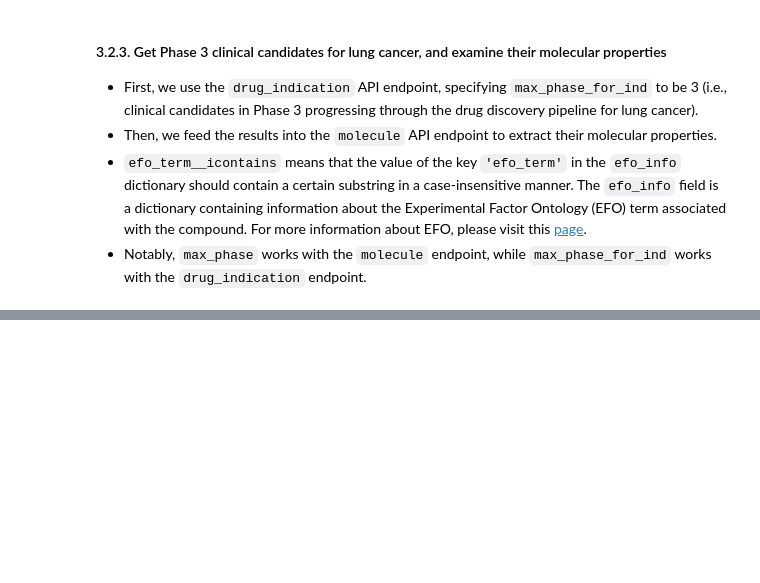
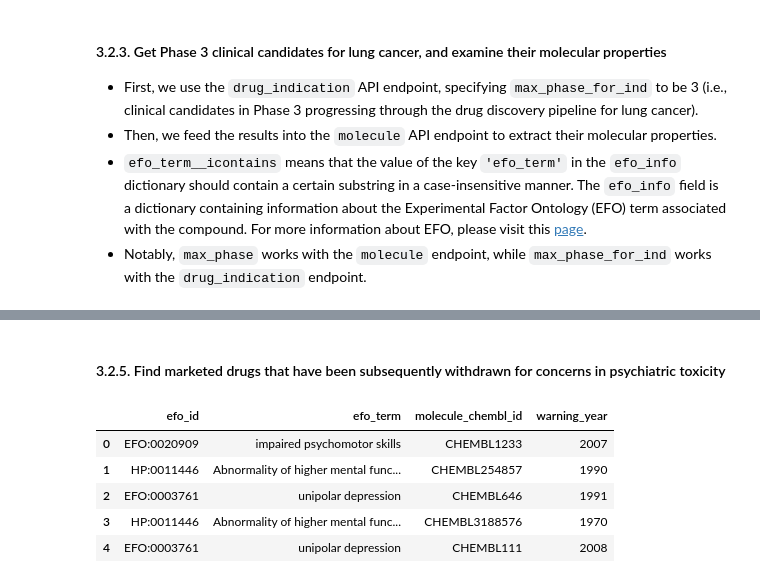
Before and after one commit to wehs7661/demos_hub, a Jupyter notebook: ChEMBL_webresource_client.ipynb, the cells around one changed output, grey strips where cells are left out. Drawn from its saved outputs; the diff is of its cells as text; code cells hidden in the pictures; blank space fills up the shorter version.

```diff
--- a/ChEMBL_webresource_client.ipynb
+++ b/ChEMBL_webresource_client.ipynb
@@ -429,0 +459,13 @@ lung_cancer_phase3.head()
+# %% [markdown]
+#### 3.2.5. Find marketed drugs that have been subsequently withdrawn for concerns in psychiatric toxicity
+# %%
+drug_warning = new_client.drug_warning
+res = drug_warning.filter(warning_type='Withdrawn', warning_class='psychiatric toxicity').only(['efo_id', 'efo_term', 'molecule_chembl_id', 'warning_year'])
+pd.DataFrame(res).head()
+# %% [output]
+|  | efo_id | efo_term | molecule_chembl_id | warning_year |
+| 0 | EFO:0020909 | impaired psychomotor skills | CHEMBL1233 | 2007 |
+| 1 | HP:0011446 | Abnormality of higher mental func... | CHEMBL254857 | 1990 |
+| 2 | EFO:0003761 | unipolar depression | CHEMBL646 | 1991 |
+| 3 | HP:0011446 | Abnormality of higher mental func... | CHEMBL3188576 | 1970 |
+| 4 | EFO:0003761 | unipolar depression | CHEMBL111 | 2008 |
```
Also changed, not shown: parts of 19 cells of this notebook.
